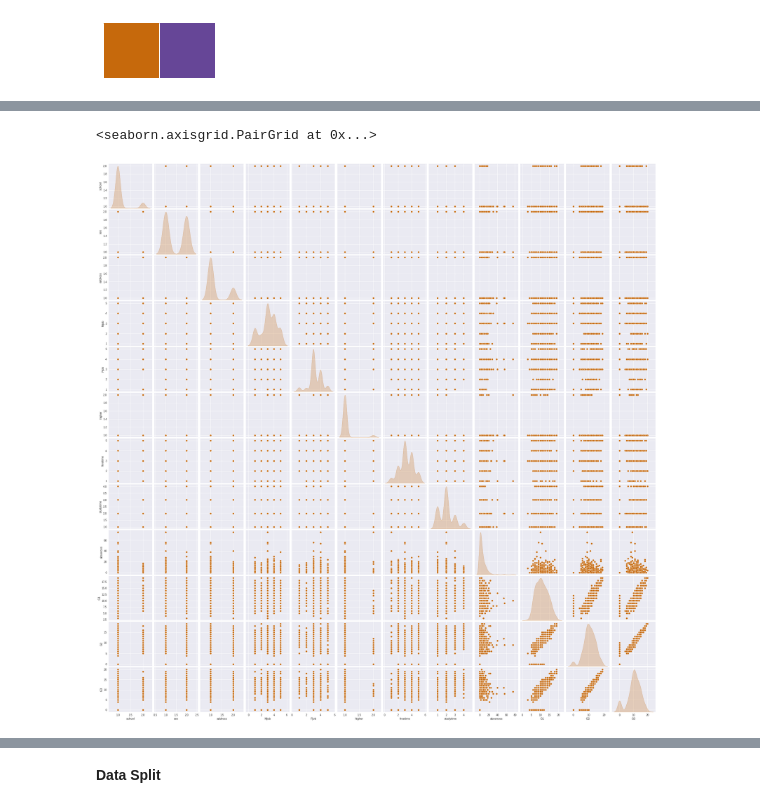
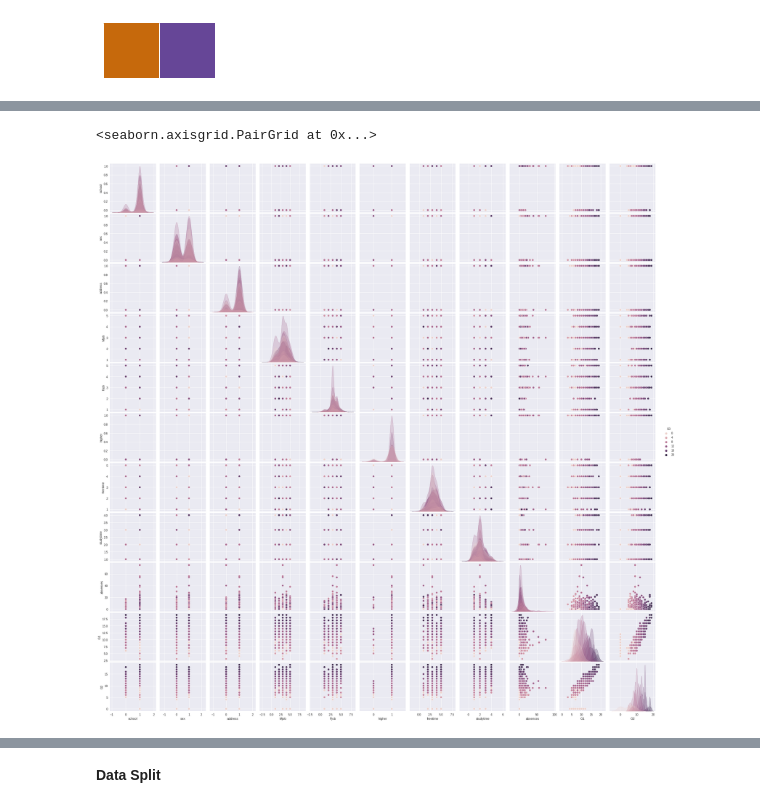
Before and after one commit to payal1925/ML.now-, a Jupyter notebook: 02_ExploratoryDataAnalysis.ipynb, the cells around one changed output, grey strips where cells are left out. Cells and saved outputs as stored; diff of their text form; code cells hidden in the pictures.

```diff
--- a/02_ExploratoryDataAnalysis.ipynb
+++ b/02_ExploratoryDataAnalysis.ipynb
@@ -81,17 +101,17 @@ higher: ['yes' 'no']
 
 #binary valued
 
-mathData['school'] = mathData['school'].apply({'GP':1, 'MS':2}.get)
-mathData['sex'] = mathData['sex'].apply({'F':1, 'M':2}.get)
-mathData['address'] = mathData['address'].apply({'U':1, 'R':2}.get)
-mathData['higher'] = mathData['higher'].apply({'yes':1, 'no':2}.get)
+mathData['school'] = mathData['school'].apply({'GP':1, 'MS':0}.get)
+mathData['sex'] = mathData['sex'].apply({'F':1, 'M':0}.get)
+mathData['address'] = mathData['address'].apply({'U':1, 'R':0}.get)
+mathData['higher'] = mathData['higher'].apply({'yes':1, 'no':0}.get)
 
 
 #multi-valued
 mathData['Mjob'] = mathData['Mjob'].apply({'at_home':1, 'health':2, 'other':3, 'services':4, 'teacher':5}.get)
 mathData['Fjob'] = mathData['Fjob'].apply({'at_home':1, 'health':2, 'other':3, 'services':4, 'teacher':5}.get)
 
-mathData.head(15)
+mathData.head(20)
 # %% [output]
 |  | school | sex | age | address | famsize | Pstatus | Medu | Fedu | Mjob | Fjob | reason | ... |
 | 0 | 1 | 1 | 18 | 1 | GT3 | A | 4 | 4 | 1 | 5 | course | ... |
@@ -160,13 +201,13 @@ Index(['school', 'sex', 'address', 'Mjob', 'Fjob', 'higher', 'freetime',
 # %%
 #pairplot for all the values
 
 sns.pairplot(mathData,
              x_vars = ['school', 'sex', 'address', 'Mjob', 'Fjob', 'higher', 'freetime',
-       'studytime', 'absences', 'G1', 'G2', 'G3'],
+       'studytime', 'absences', 'G1', 'G2'],
              y_vars = ['school', 'sex', 'address', 'Mjob', 'Fjob', 'higher', 'freetime',
-       'studytime', 'absences', 'G1', 'G2', 'G3'],
-       diag_kind='kde'
+       'studytime', 'absences', 'G1', 'G2' ],
+       diag_kind='kde', hue='G3'
              )
 # %% [output]
 <seaborn.axisgrid.PairGrid at 0x...>
-[figure, old version]
+[figure, new version]
```
Also changed, not shown: parts of 23 cells of this notebook.
